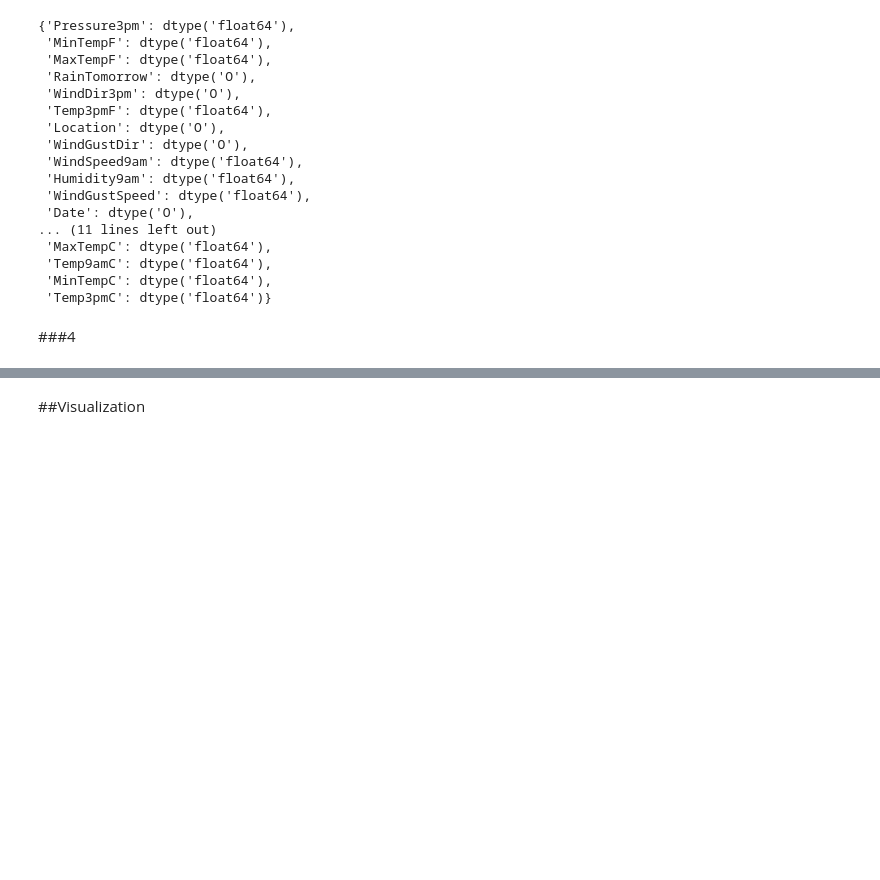
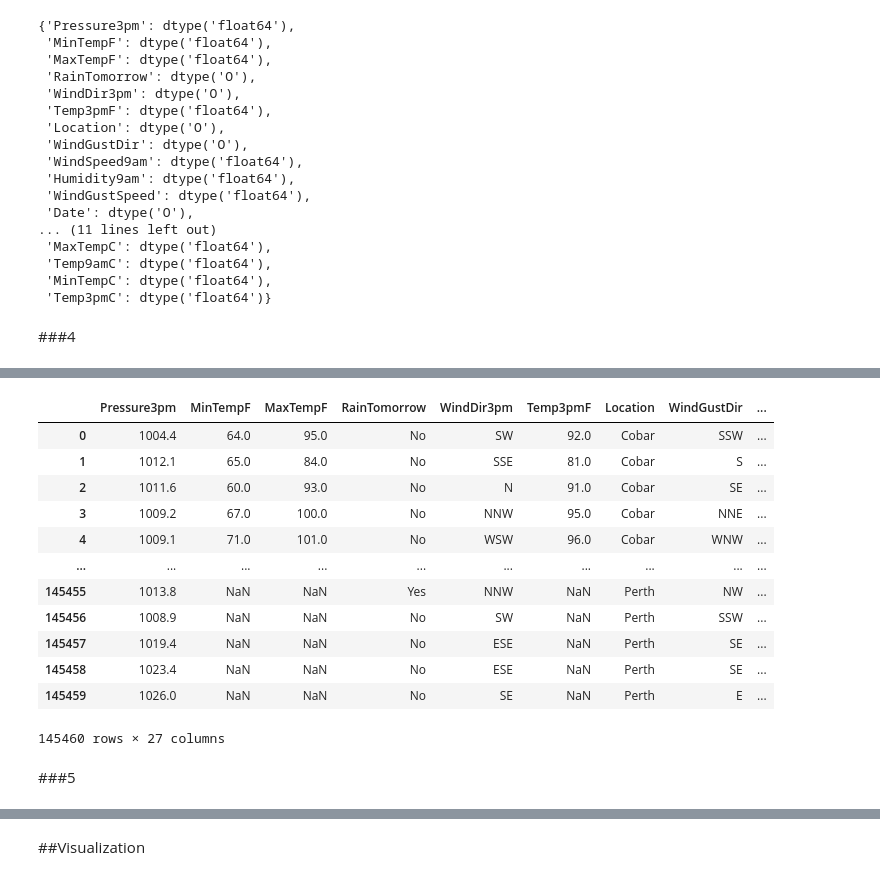
Before and after one commit to garfield-gray/DataMining, a Jupyter notebook: Data_Exploration_&_Visualization.ipynb, the cells around one changed output, grey strips where cells are left out. Drawn from its saved outputs; the diff is of its cells as text; code cells hidden in the pictures; blank space fills up the shorter version.

```diff
--- a/Data_Exploration_&_Visualization.ipynb
+++ b/Data_Exploration_&_Visualization.ipynb
@@ -307,0 +328,28 @@ dict(newframe.dtypes)
+# %%
+newframe = newframe.round({
+  'Temp9amC':0,
+  'Temp3pmC':0,
+  'Temp9amF':0,
+  'Temp3pmF':0,
+  'MinTempC':0,
+  'MaxTempC':0,
+  'MinTempF':0,
+  'MaxTempF':0,})
+# %%
+newframe
+# %% [output]
+|  | Pressure3pm | MinTempF | MaxTempF | RainTomorrow | WindDir3pm | Temp3pmF | Location | WindGustDir | ... |
+| 0 | 1004.4 | 64.0 | 95.0 | No | SW | 92.0 | Cobar | SSW | ... |
+| 1 | 1012.1 | 65.0 | 84.0 | No | SSE | 81.0 | Cobar | S | ... |
+| 2 | 1011.6 | 60.0 | 93.0 | No | N | 91.0 | Cobar | SE | ... |
+| 3 | 1009.2 | 67.0 | 100.0 | No | NNW | 95.0 | Cobar | NNE | ... |
+| 4 | 1009.1 | 71.0 | 101.0 | No | WSW | 96.0 | Cobar | WNW | ... |
+| ... | ... | ... | ... | ... | ... | ... | ... | ... | ... |
+| 145455 | 1013.8 | NaN | NaN | Yes | NNW | NaN | Perth | NW | ... |
+| 145456 | 1008.9 | NaN | NaN | No | SW | NaN | Perth | SSW | ... |
+| 145457 | 1019.4 | NaN | NaN | No | ESE | NaN | Perth | SE | ... |
+| 145458 | 1023.4 | NaN | NaN | No | ESE | NaN | Perth | SE | ... |
+| 145459 | 1026.0 | NaN | NaN | No | SE | NaN | Perth | E | ... |
+145460 rows × 27 columns
+# %% [markdown]
+###5
```
Also changed, not shown: parts of 12 cells of this notebook.
